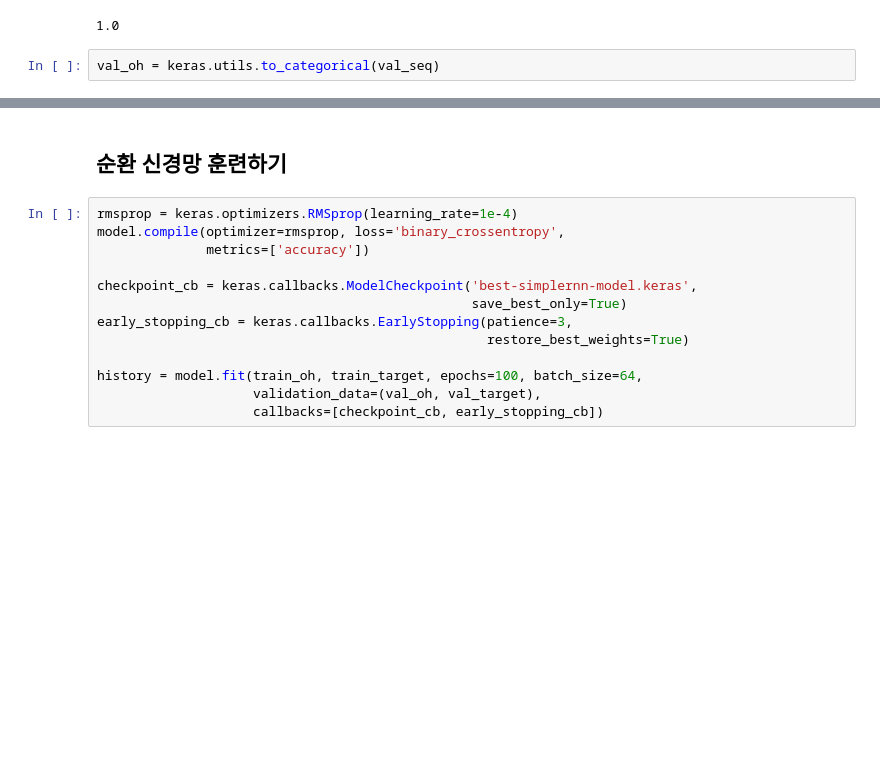
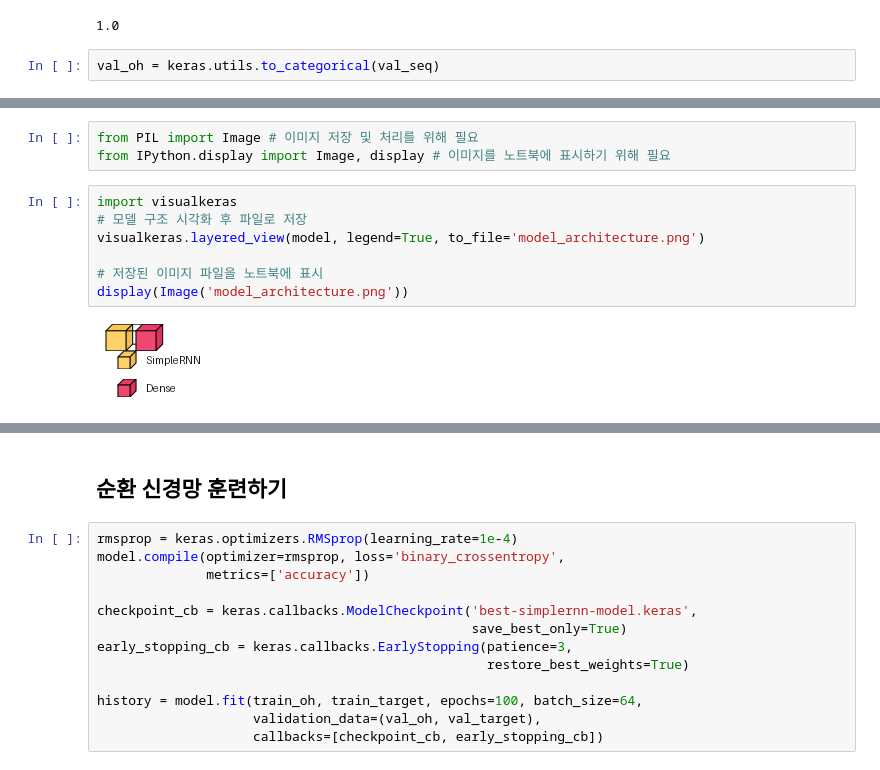
Before and after one commit to keehyun2/TestPy, a Jupyter notebook: colab/9-2-v1.ipynb, the cells around one changed output, grey strips where cells are left out. Saved outputs shown, nothing was run; the diff lists cells and outputs as text; blank space fills up the shorter version.

```diff
--- a/colab/9-2-v1.ipynb
+++ b/colab/9-2-v1.ipynb
@@ -138,0 +154,12 @@ Model: "sequential"
+# %%
+from PIL import Image # 이미지 저장 및 처리를 위해 필요
+from IPython.display import Image, display # 이미지를 노트북에 표시하기 위해 필요
+# %%
+import visualkeras
+# 모델 구조 시각화 후 파일로 저장
+visualkeras.layered_view(model, legend=True, to_file='model_architecture.png')
+
+# 저장된 이미지 파일을 노트북에 표시
+display(Image('model_architecture.png'))
+# %% [output]
+[figure, added]
```
Also changed, not shown: parts of 8 cells of this notebook.
